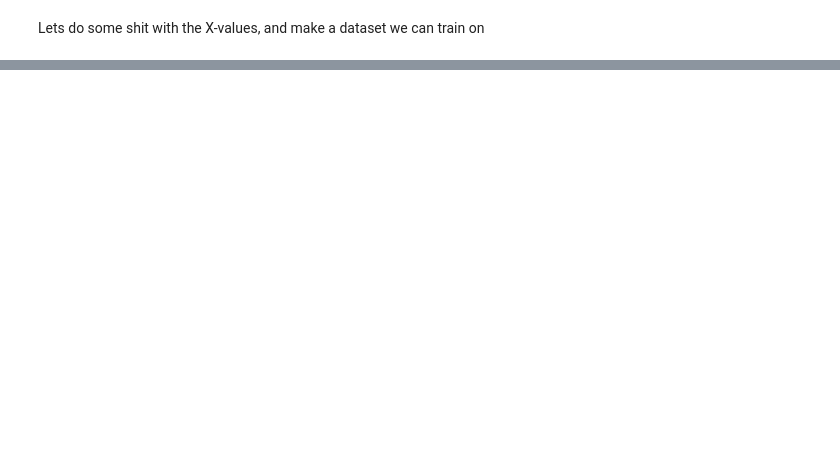
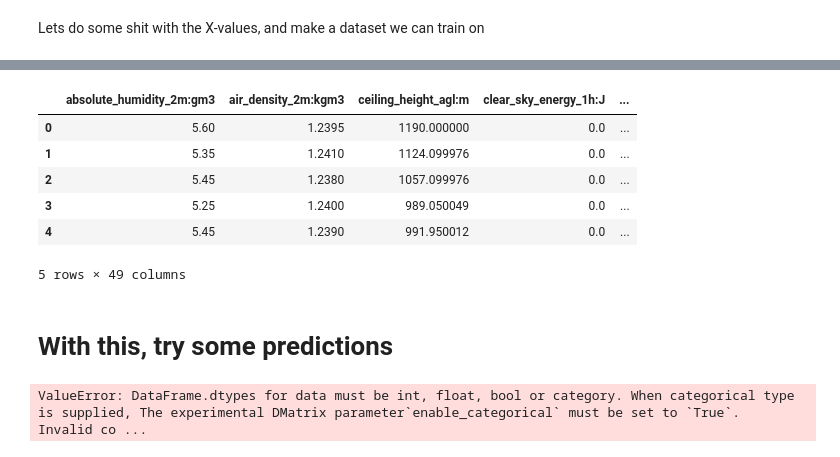
Before and after one commit to simenstang/TDT4173, a Jupyter notebook: data/notebooks_trials/simen_notebook.ipynb, the cells around one changed output, grey strips where cells are left out. Saved outputs shown, nothing was run; the diff lists cells and outputs as text; code cells hidden in the pictures; blank space fills up the shorter version.

```diff
--- a/data/notebooks_trials/simen_notebook.ipynb
+++ b/data/notebooks_trials/simen_notebook.ipynb
@@ -340,0 +428,49 @@ Lets do some shit with the X-values, and make a dataset we can train on
+# %%
+df_a = pd.read_parquet('/Users/simenstang/Documents/TDT4173/data/A/X_train_observed.parquet')
+df_b = pd.read_parquet('/Users/simenstang/Documents/TDT4173/data/B/X_train_observed.parquet')
+df_c = pd.read_parquet('/Users/simenstang/Documents/TDT4173/data/C/X_train_observed.parquet')
+
+# Ensure date_forecast is set as the index for all datasets
+df_a.set_index('date_forecast', inplace=True)
+df_b.set_index('date_forecast', inplace=True)
+df_c.set_index('date_forecast', inplace=True)
+
+# Sum datasets together
+sum_df = df_a.add(df_b, fill_value=0).add(df_c, fill_value=0)
+
+# Create a mask for non-NaN values for each dataset
+mask_a = df_a.notna().astype(int)
+mask_b = df_b.notna().astype(int)
+mask_c = df_c.notna().astype(int)
+
+# Calculate the number of non-NaN values for each cell
+count_non_nan = mask_a.add(mask_b, fill_value=0).add(mask_c, fill_value=0)
+
+# Avoid division by zero and compute the average
+average_df = sum_df.divide(count_non_nan, fill_value=0)
+
+# Filter out rows that aren't on full hours
+average_df = average_df[average_df.index.minute == 0]
+
+# If you want only those hours that are :00:00
+average_df = average_df[average_df.index.second == 0]
+
+# Extract features from the date_forecast index
+average_df['day_of_week'] = average_df.index.dayofweek  # Monday=0, Sunday=6
+average_df['week_of_year'] = average_df.index.isocalendar().week
+average_df['hour_of_day'] = average_df.index.hour
+average_df['month'] = average_df.index.month
+
+average_df.reset_index(drop=True, inplace=True)
+
+average_df.head(5)
+# %% [output]
+|  | absolute_humidity_2m:gm3 | air_density_2m:kgm3 | ceiling_height_agl:m | clear_sky_energy_1h:J | ... |
+| 0 | 5.60 | 1.2395 | 1190.000000 | 0.0 | ... |
+| 1 | 5.35 | 1.2410 | 1124.099976 | 0.0 | ... |
+| 2 | 5.45 | 1.2380 | 1057.099976 | 0.0 | ... |
+| 3 | 5.25 | 1.2400 | 989.050049 | 0.0 | ... |
+| 4 | 5.45 | 1.2390 | 991.950012 | 0.0 | ... |
+5 rows × 49 columns
+# %% [markdown]
+# With this, try some predictions
@@ -340,0 +483,5 @@ Lets do some shit with the X-values, and make a dataset we can train on
+# %%
+
+dtrain = xgb.DMatrix(x_train, label=y_train)
+# %% [output]
+ValueError: DataFrame.dtypes for data must be int, float, bool or category. When categorical type is supplied, The experimental DMatrix parameter`enable_categorical` must be set to `True`.  Invalid co ...
```
Also changed, not shown: parts of 16 cells of this notebook.
